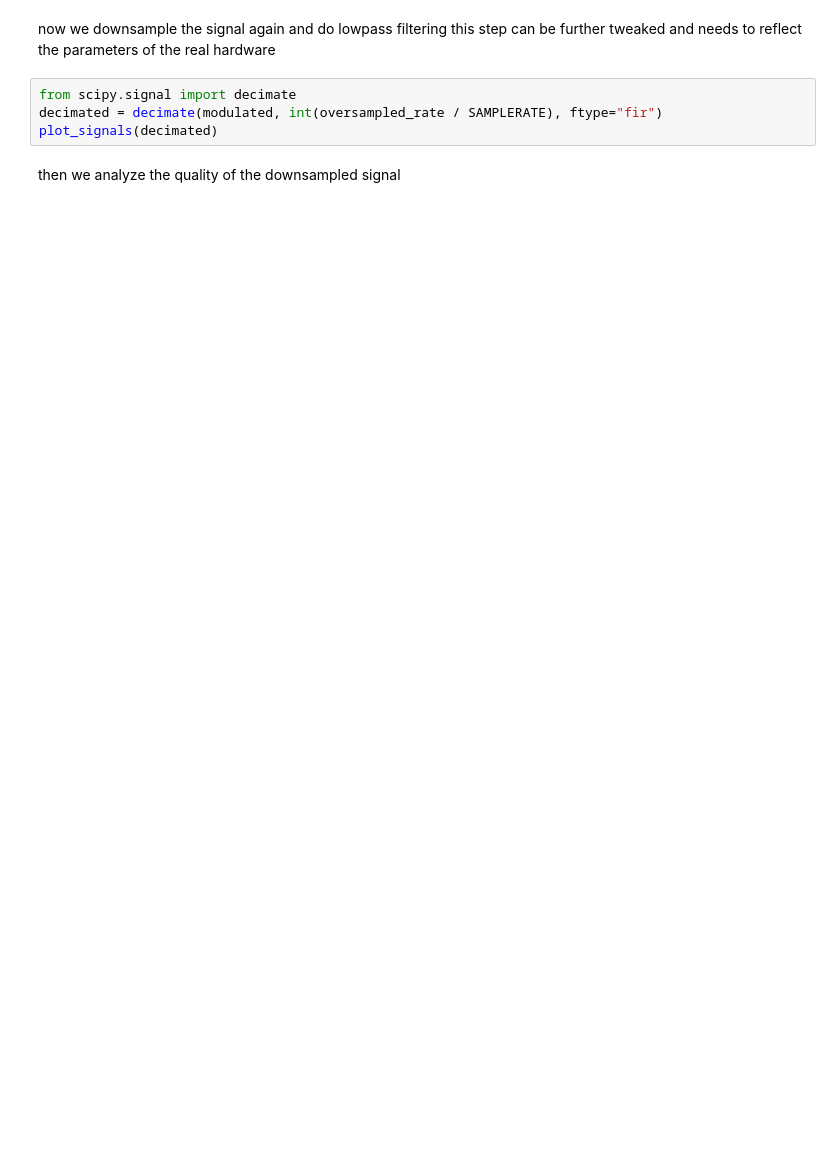
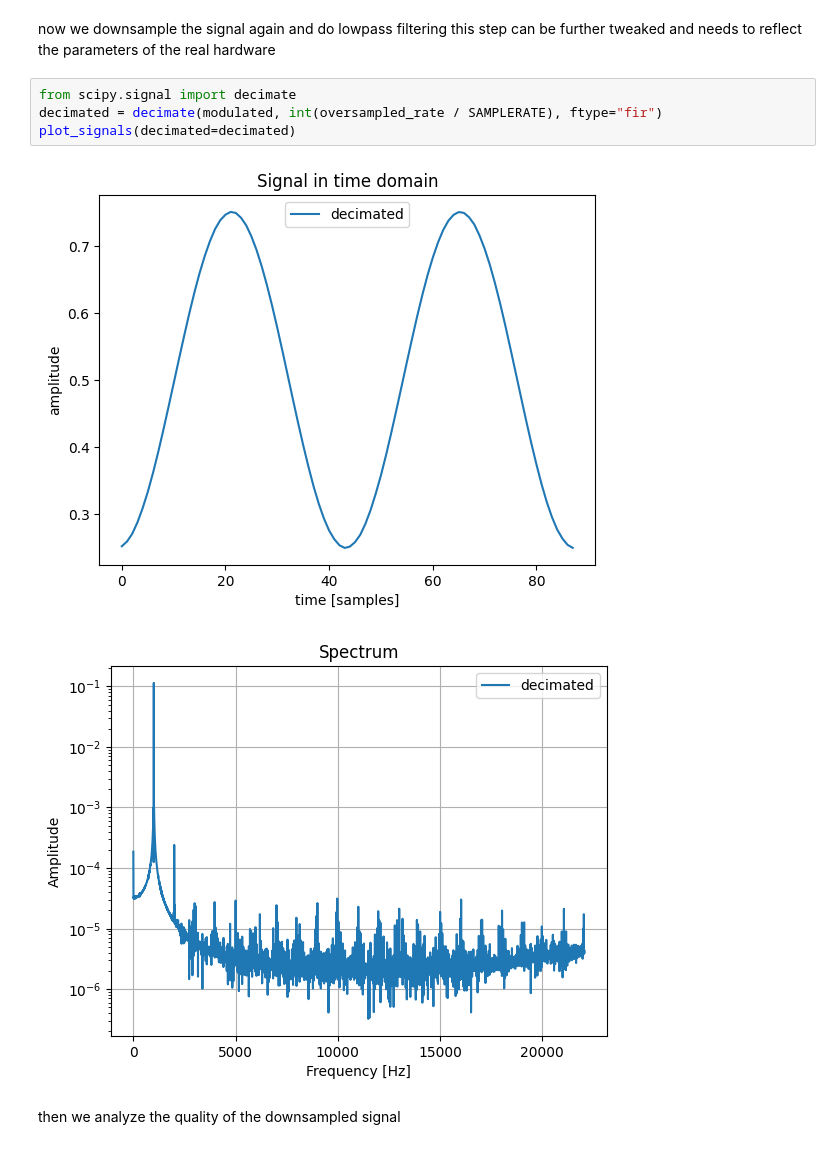
Before and after one commit to anuejn/nAmp, a Jupyter notebook: modulator-simulation/pwm_modulator.ipynb, the cells around one changed output. Cells and saved outputs as stored; diff of their text form; blank space fills up the shorter version.

```diff
--- a/modulator-simulation/pwm_modulator.ipynb
+++ b/modulator-simulation/pwm_modulator.ipynb
@@ -58,7 +64,10 @@ this step can be further tweaked and needs to reflect the parameters of the real
 # %%
 from scipy.signal import decimate
 decimated = decimate(modulated, int(oversampled_rate / SAMPLERATE), ftype="fir")
-plot_signals(decimated)
+plot_signals(decimated=decimated)
+# %% [output]
+[figure, added]
+[figure, added]
 # %% [markdown]
 then we analyze the quality of the downsampled signal
 # %%
```
Also changed, not shown: parts of 6 cells of this notebook, 14 other files.
